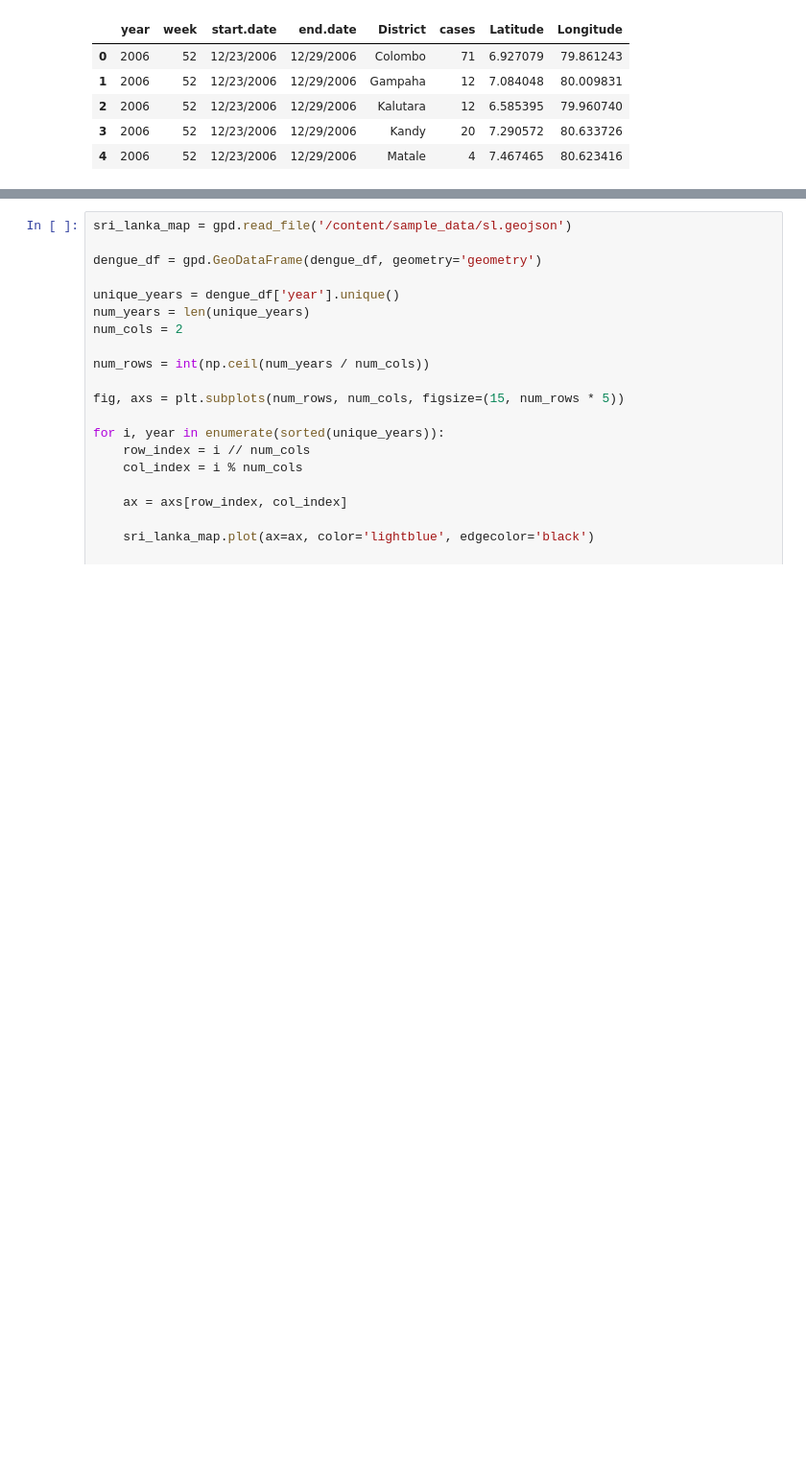
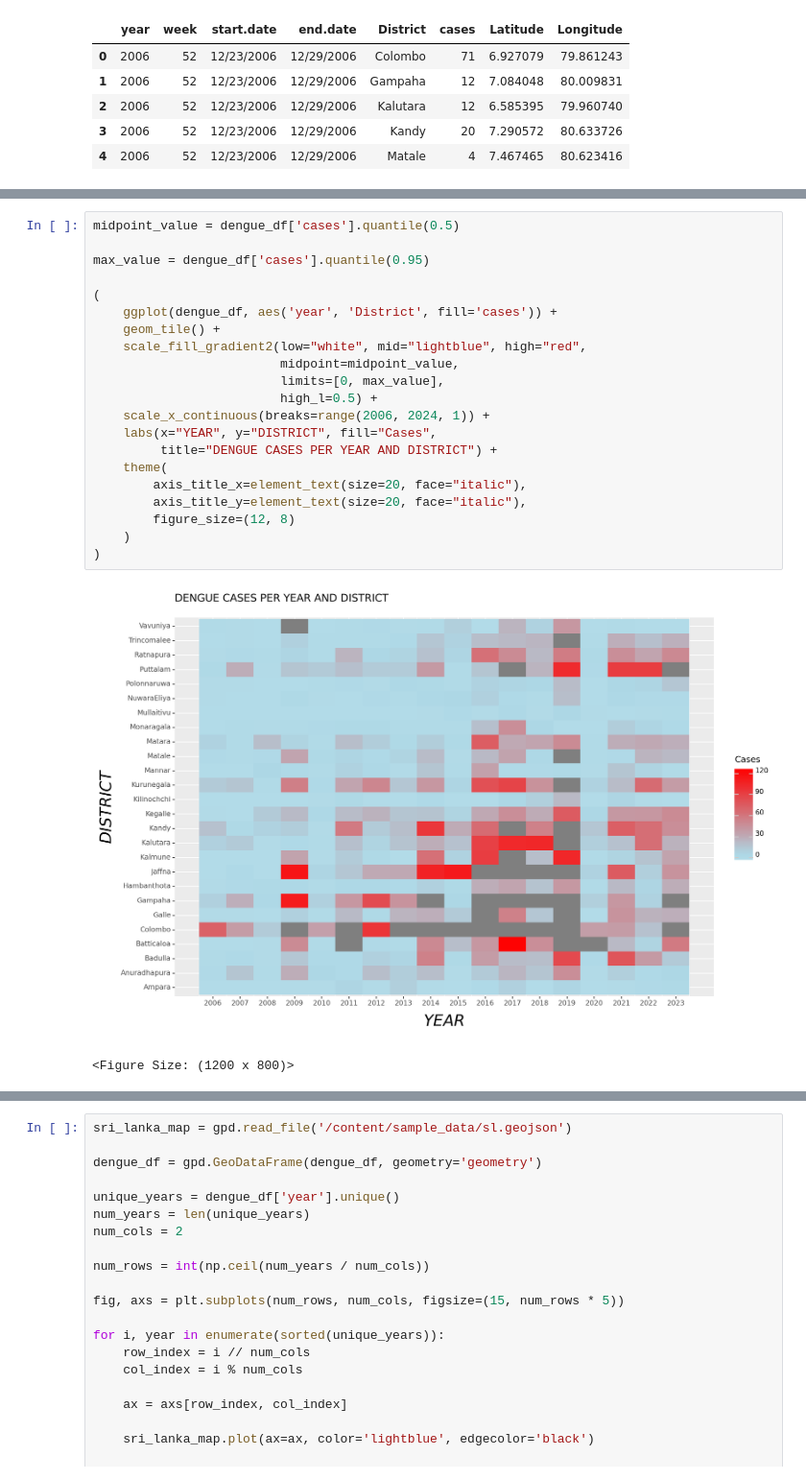
Before and after one commit to MilindiSenevirathne/COVID-19_Test, a Jupyter notebook: Data_Visualization.ipynb, the cells around one changed output, grey strips where cells are left out. Shown at 96% size. Saved outputs shown, nothing was run; the diff lists cells and outputs as text; blank space fills up the shorter version.

```diff
--- a/Data_Visualization.ipynb
+++ b/Data_Visualization.ipynb
@@ -74,0 +92,24 @@ dengue_df.head()
+# %%
+midpoint_value = dengue_df['cases'].quantile(0.5)
+
+max_value = dengue_df['cases'].quantile(0.95)
+
+(
+    ggplot(dengue_df, aes('year', 'District', fill='cases')) +
+    geom_tile() +
+    scale_fill_gradient2(low="white", mid="lightblue", high="red",
+                         midpoint=midpoint_value,
+                         limits=[0, max_value],
+                         high_l=0.5) +
+    scale_x_continuous(breaks=range(2006, 2024, 1)) +
+    labs(x="YEAR", y="DISTRICT", fill="Cases",
+         title="DENGUE CASES PER YEAR AND DISTRICT") +
+    theme(
+        axis_title_x=element_text(size=20, face="italic"),
+        axis_title_y=element_text(size=20, face="italic"),
+        figure_size=(12, 8)
+    )
+)
+# %% [output]
+[figure, added]
+<Figure Size: (1200 x 800)>
```
Also changed, not shown: parts of 13 cells of this notebook.
